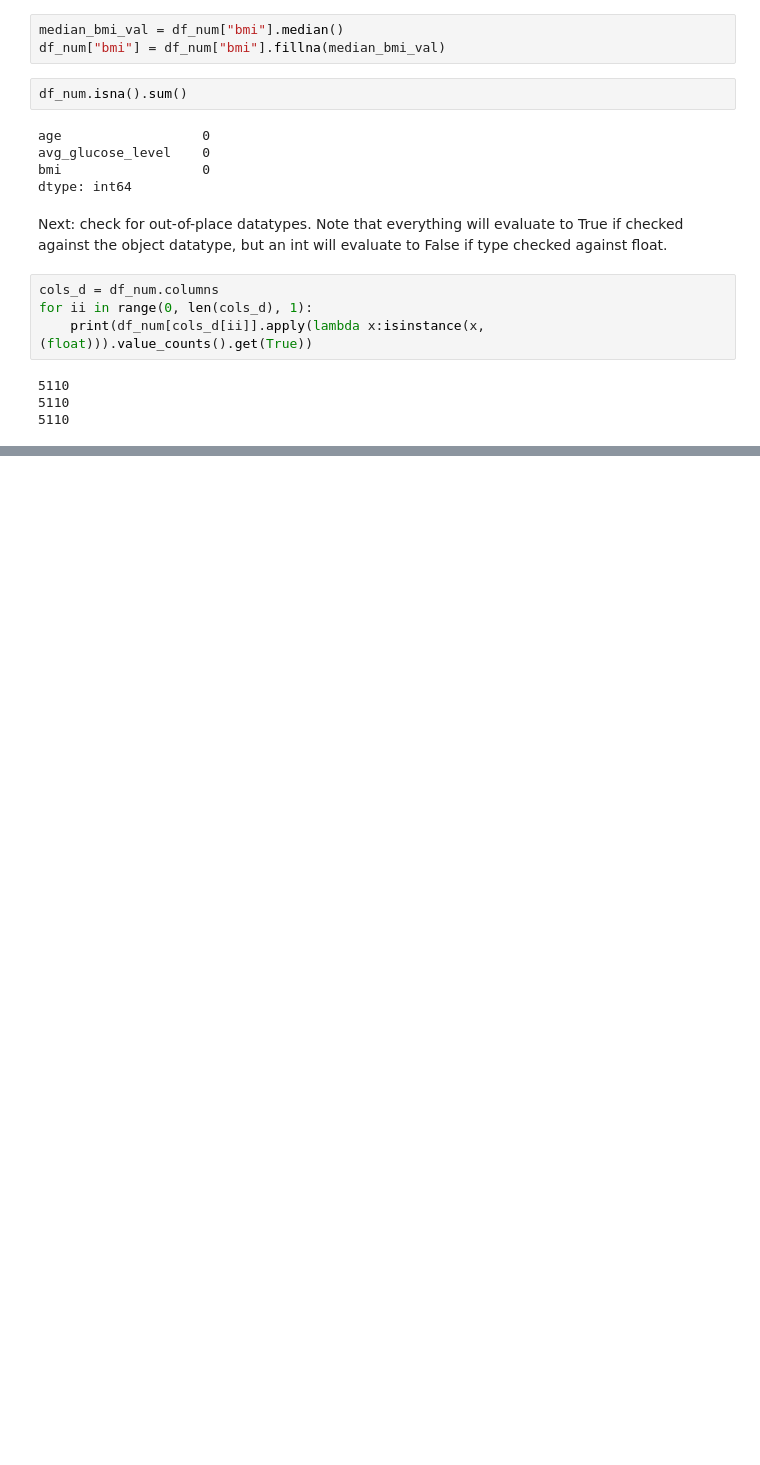
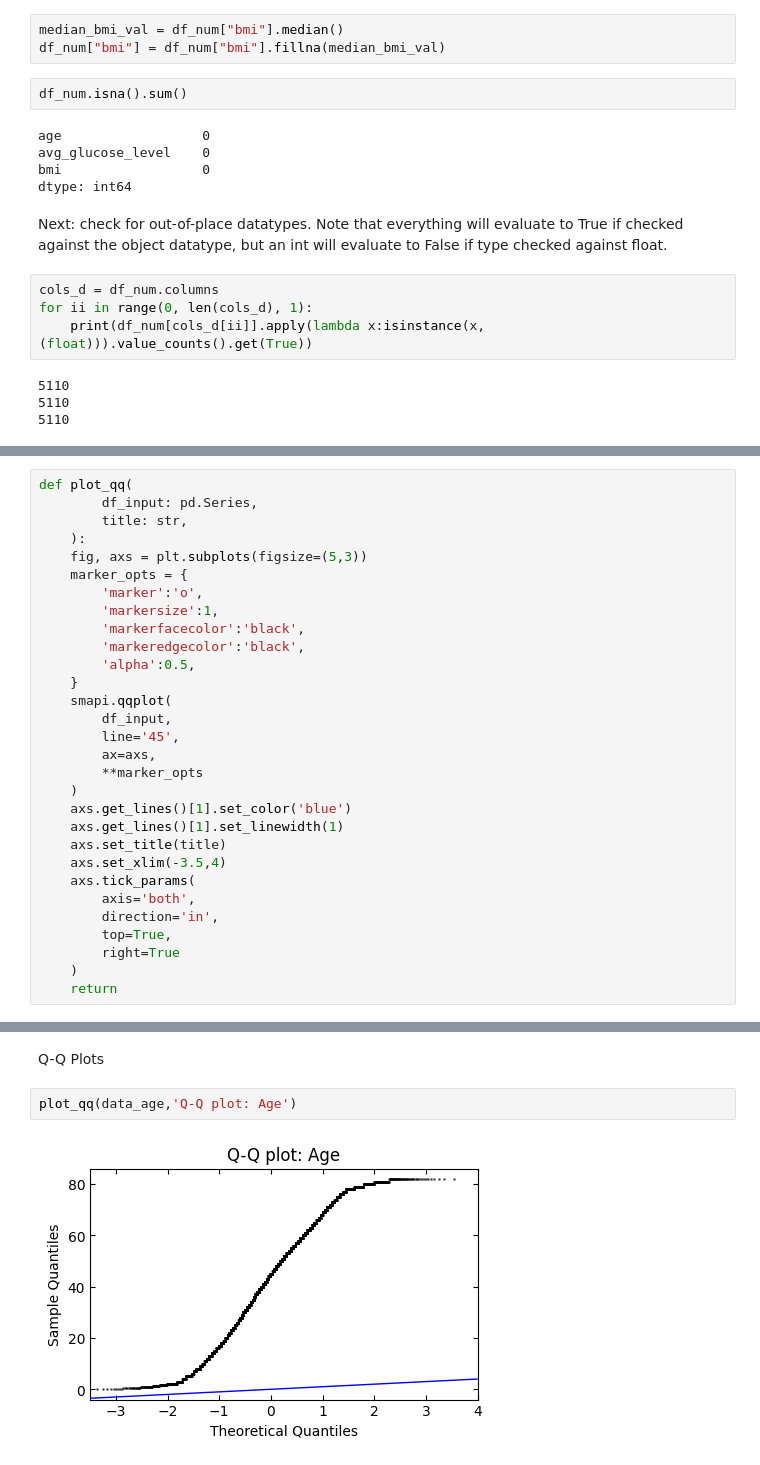
Before and after one commit to CamiloEmiliano/ML_samples, a Jupyter notebook: heart_stroke_EDA.ipynb, the cells around one changed output, grey strips where cells are left out. Saved outputs shown, nothing was run; the diff lists cells and outputs as text; blank space fills up the shorter version.

```diff
--- a/heart_stroke_EDA.ipynb
+++ b/heart_stroke_EDA.ipynb
@@ -156,0 +283,30 @@ for ii in range(0, len(cols_d), 1):
+# %%
+def plot_qq(
+        df_input: pd.Series,
+        title: str,
+    ):
+    fig, axs = plt.subplots(figsize=(5,3))
+    marker_opts = {
+        'marker':'o',
+        'markersize':1,
+        'markerfacecolor':'black',
+        'markeredgecolor':'black',
+        'alpha':0.5,
+    }
+    smapi.qqplot(
+        df_input,
+        line='45',
+        ax=axs,
+        **marker_opts
+    )
+    axs.get_lines()[1].set_color('blue')
+    axs.get_lines()[1].set_linewidth(1)
+    axs.set_title(title)
+    axs.set_xlim(-3.5,4)
+    axs.tick_params(
+        axis='both',
+        direction='in',
+        top=True,
+        right=True
+    )
+    return
@@ -156,0 +374,6 @@ for ii in range(0, len(cols_d), 1):
+# %% [markdown]
+Q-Q Plots
+# %%
+plot_qq(data_age,'Q-Q plot: Age')
+# %% [output]
+[figure, added]
```
Also changed, not shown: parts of 49 cells of this notebook.
